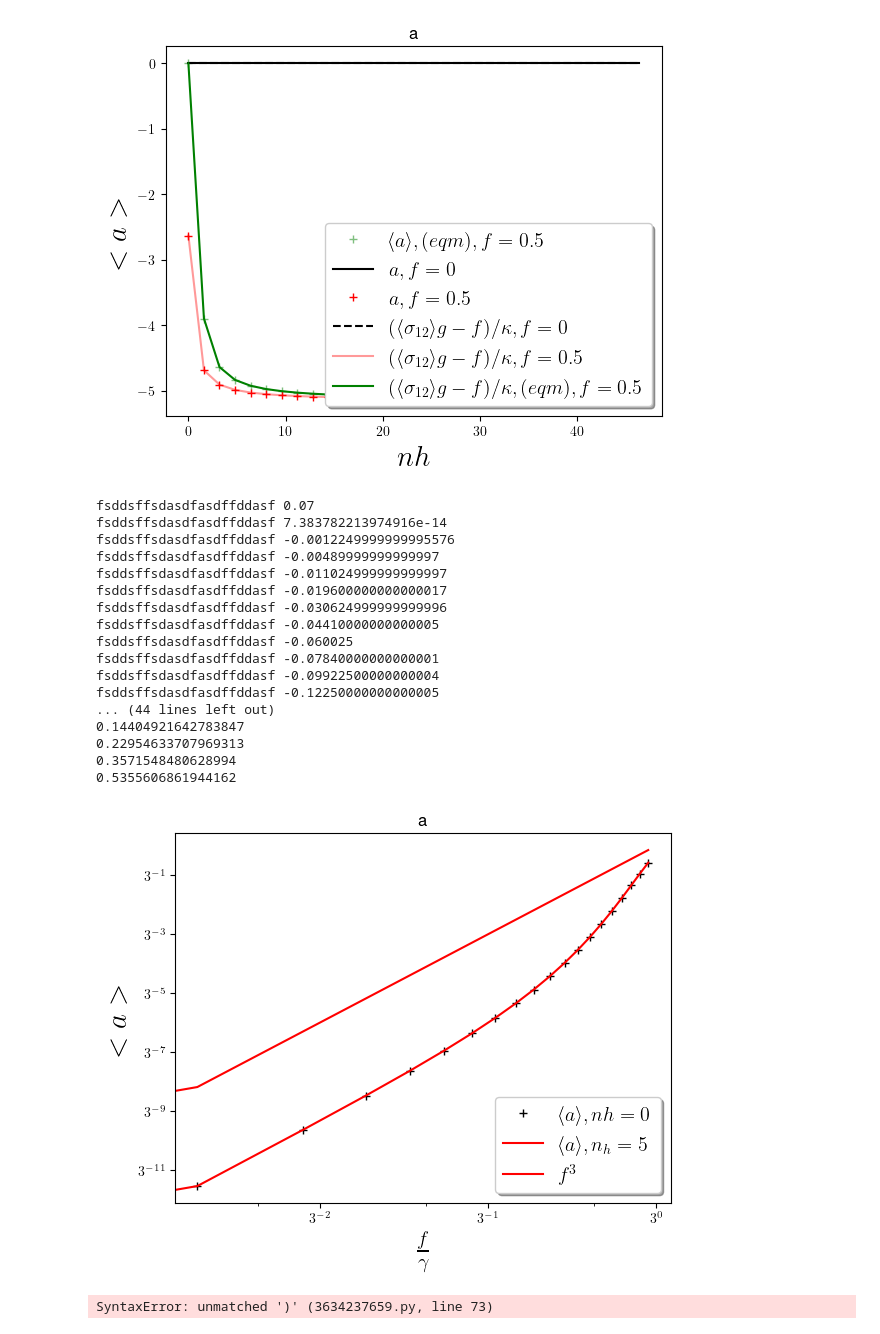
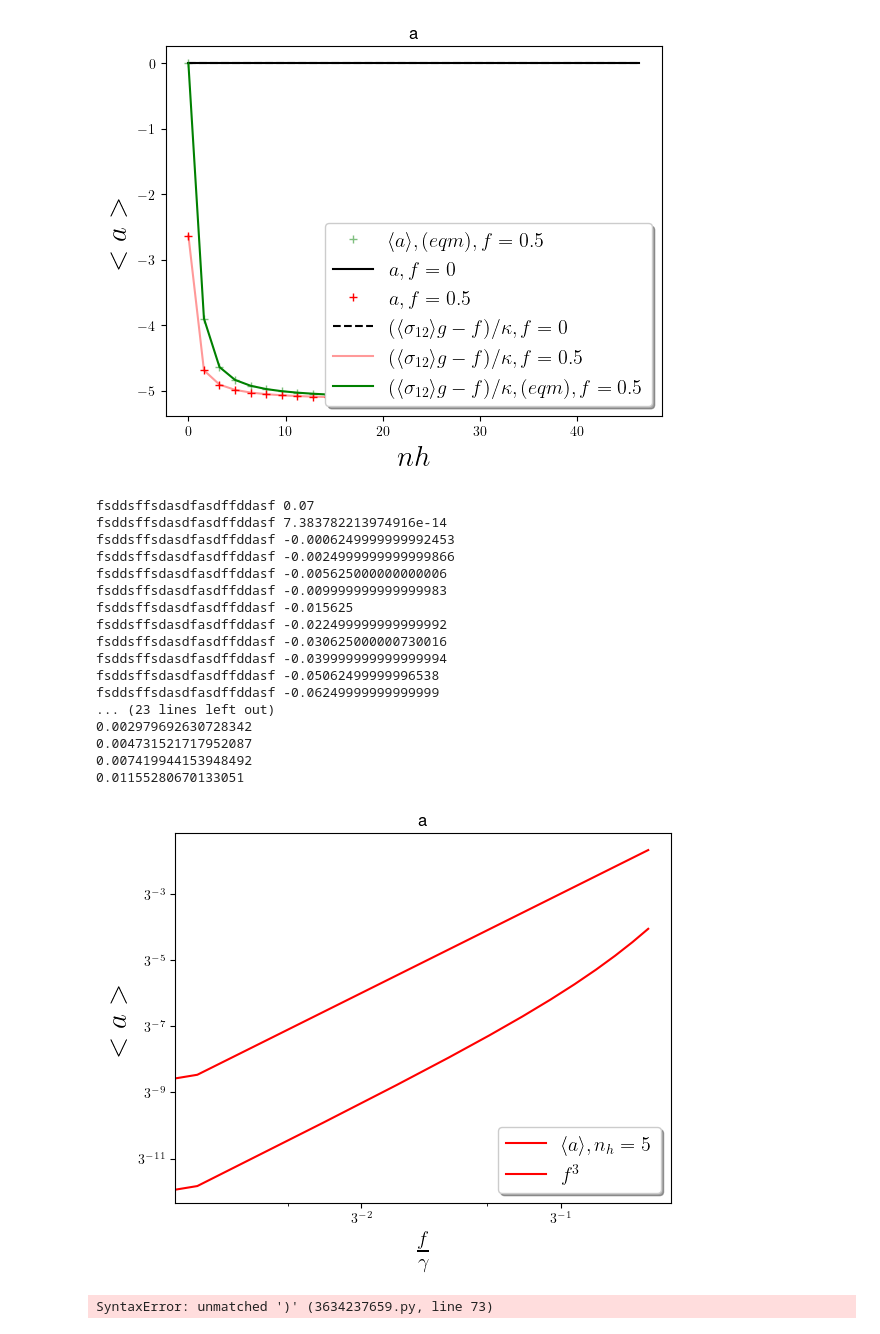
Before and after one commit to SanderStammbach/Sanders-Studium, a Jupyter notebook: Master-Arbeit/main2.ipynb, the cells around one changed output. Cells and saved outputs as stored; diff of their text form; code cells hidden in the pictures.

```diff
--- a/Master-Arbeit/main2.ipynb
+++ b/Master-Arbeit/main2.ipynb
@@ -1266,9 +1266,10 @@ nc = ncav = 0.0
 
 Delta1=0
 Delta2=0
-anzahl=20
+anzahl=13
 nh=0
 nc=nf=0
+step=0.05
 
 f=0
 ladder_list=[]
@@ -1282,7 +1283,7 @@ f_list3=[]
 warm=0
 n_list=(Diverse_Loups.EquationOfMotion3(Delta1 , Delta2 , f , 0, ncav , nc, gamma_c, gamma_h, g ,kappa,anzahl,step,"f"))
 n_f_list=(Diverse_Loups.EquationOfMotion3(Delta1 , Delta2 , f , warm, ncav , nc, gamma_c, gamma_h, g ,kappa,anzahl,step,"f"))
-step=0.05
+step=0.045
 for i in range(anzahl):
 
 
@@ -1298,50 +1299,50 @@ for i in range(anzahl):
     #a_Ana2.append(n_f_list[4][i])
     f_list.append(f)
     f_list3.append(f**3)
     f+=step
 
 
 import pylab
 import matplotlib.pyplot as plt
 
 fig2, ax = plt.subplots()
 plt.yscale('log',base=3)
 plt.xscale('log',base=3)
 ax.set_xlabel(r' $\frac{f}{\gamma}$', fontsize=21)
 ax.set_ylabel(r'$<a>$',fontsize=21)
 plt.title('a')
 
 
 #plt.plot(np.asarray(f_list)[:anzahl],np.asarray(a_Ana2)[:anzahl],'*',color='green',label=r'$\langle a\rangle, (eqm), nh=5$')
-plt.plot(np.asarray(f_list)[:anzahl],np.asarray(ladder_list)[:anzahl],'+',color='black',label=r'$ \langle a\rangle , nh=0$')
+#plt.plot(np.asarray(f_list)[:anzahl],np.asarray(ladder_list)[:anzahl],'+',color='black',label=r'$ \langle a\rangle , nh=0$')
 plt.plot(np.asarray(f_list)[:anzahl],np.asarray(ladder_list_f)[:anzahl],'-',color='red',label=r' $\langle a\rangle, n_h=5 $')
 plt.plot(np.asarray(f_list)[:anzahl],np.asarray(f_list3)[:anzahl],'-',color='red',label=r' $f^3 $')
 #plt.plot(np.asarray(f_list)[:anzahl],np.asarray(sigma_list)[:anzahl],'*',color='black',label=r' $(\langle \sigma_{12}\rangle g-f)\kappa, n_h=0$')
 #plt.plot(np.asarray(f_list)[:anzahl],np.asarray(sigma_list_f)[:anzahl],'-',color='red',alpha=0.4,label=r' $(\langle \sigma_{12}\rangle g-f)/\kappa , n_h=5$')
 #plt.plot(np.asarray(f_list)[:anzahl],np.asarray(a_Ana)[:anzahl],'-',color='green',label=r' $(\langle \sigma_{12}\rangle g-f)/\kappa, eqm  n_h=5$')
 #plt.plot(np.asarray(nh_list)[:anzahl],np.asarray(Power_mit_f)[:anzahl],'-',color='black',alpha=0.4,label=r' $Power$')
 legend = ax.legend(loc='lower right', shadow=True, fontsize='x-large')
 legend.get_frame().set_facecolor('white')
 plt.show()
 # %% [output]
 fsddsffsdasdfasdffddasf 0.07
 fsddsffsdasdfasdffddasf 7.383782213974916e-14
-fsddsffsdasdfasdffddasf -0.0012249999999995576
-fsddsffsdasdfasdffddasf -0.00489999999999997
-fsddsffsdasdfasdffddasf -0.011024999999999997
-fsddsffsdasdfasdffddasf -0.019600000000000017
-fsddsffsdasdfasdffddasf -0.030624999999999996
-fsddsffsdasdfasdffddasf -0.04410000000000005
-fsddsffsdasdfasdffddasf -0.060025
-fsddsffsdasdfasdffddasf -0.07840000000000001
-fsddsffsdasdfasdffddasf -0.09922500000000004
-fsddsffsdasdfasdffddasf -0.12250000000000005
-... (44 lines left out)
-0.14404921642783847
-0.22954633707969313
-0.3571548480628994
-0.5355606861944162
+fsddsffsdasdfasdffddasf -0.0006249999999992453
+fsddsffsdasdfasdffddasf -0.0024999999999999866
+fsddsffsdasdfasdffddasf -0.005625000000000006
+fsddsffsdasdfasdffddasf -0.009999999999999983
+fsddsffsdasdfasdffddasf -0.015625
+fsddsffsdasdfasdffddasf -0.022499999999999992
+fsddsffsdasdfasdffddasf -0.030625000000730016
+fsddsffsdasdfasdffddasf -0.039999999999999994
+fsddsffsdasdfasdffddasf -0.05062499999996538
+fsddsffsdasdfasdffddasf -0.06249999999999999
+... (23 lines left out)
+0.002979692630728342
+0.004731521717952087
+0.007419944153948492
+0.01155280670133051
-[figure, old version]
+[figure, new version]
 # %%
 Delta1=Delta2=0
 gamma_h = gamma_c = 1
```
Also changed, not shown: 9 other files.
